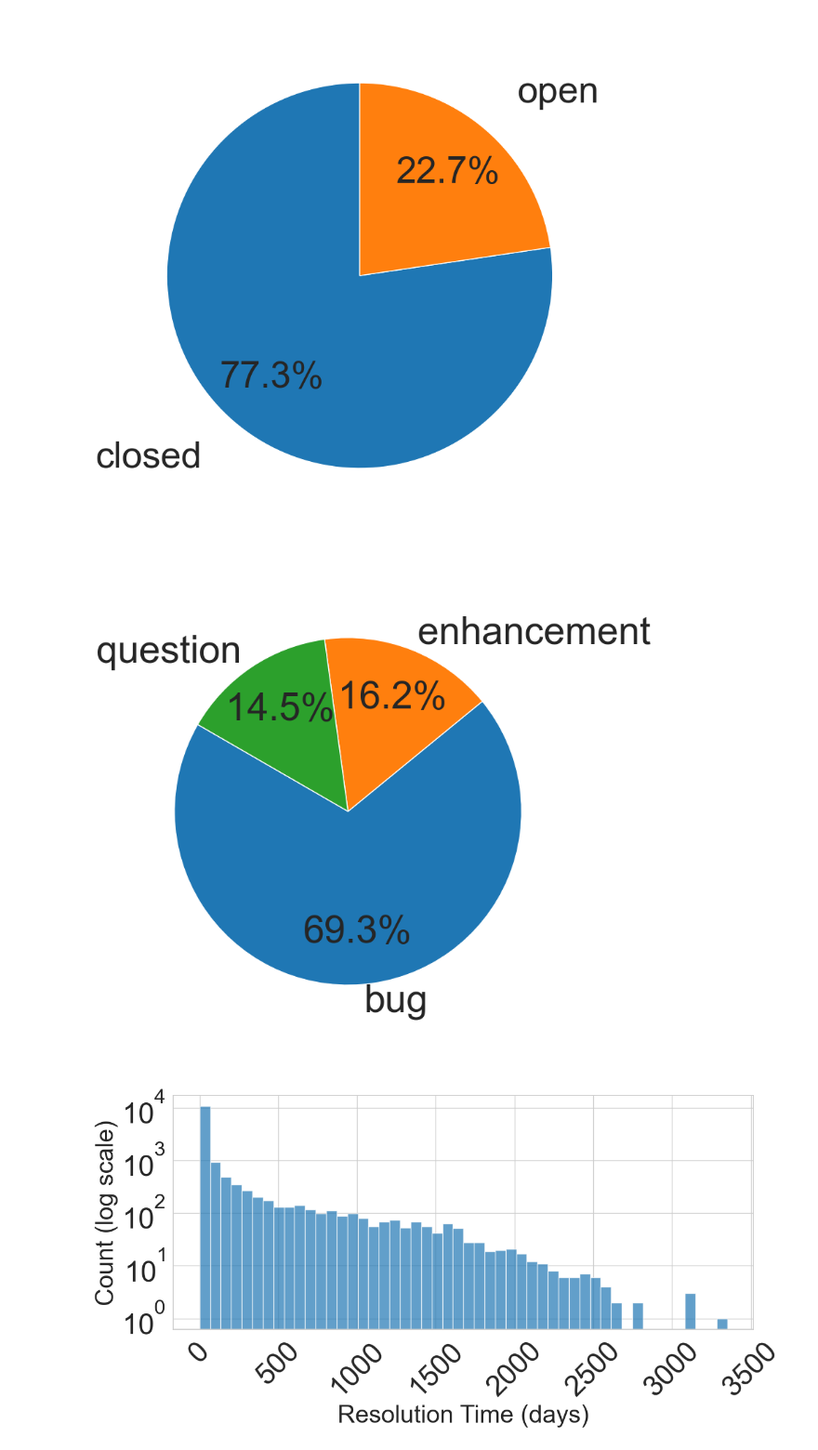
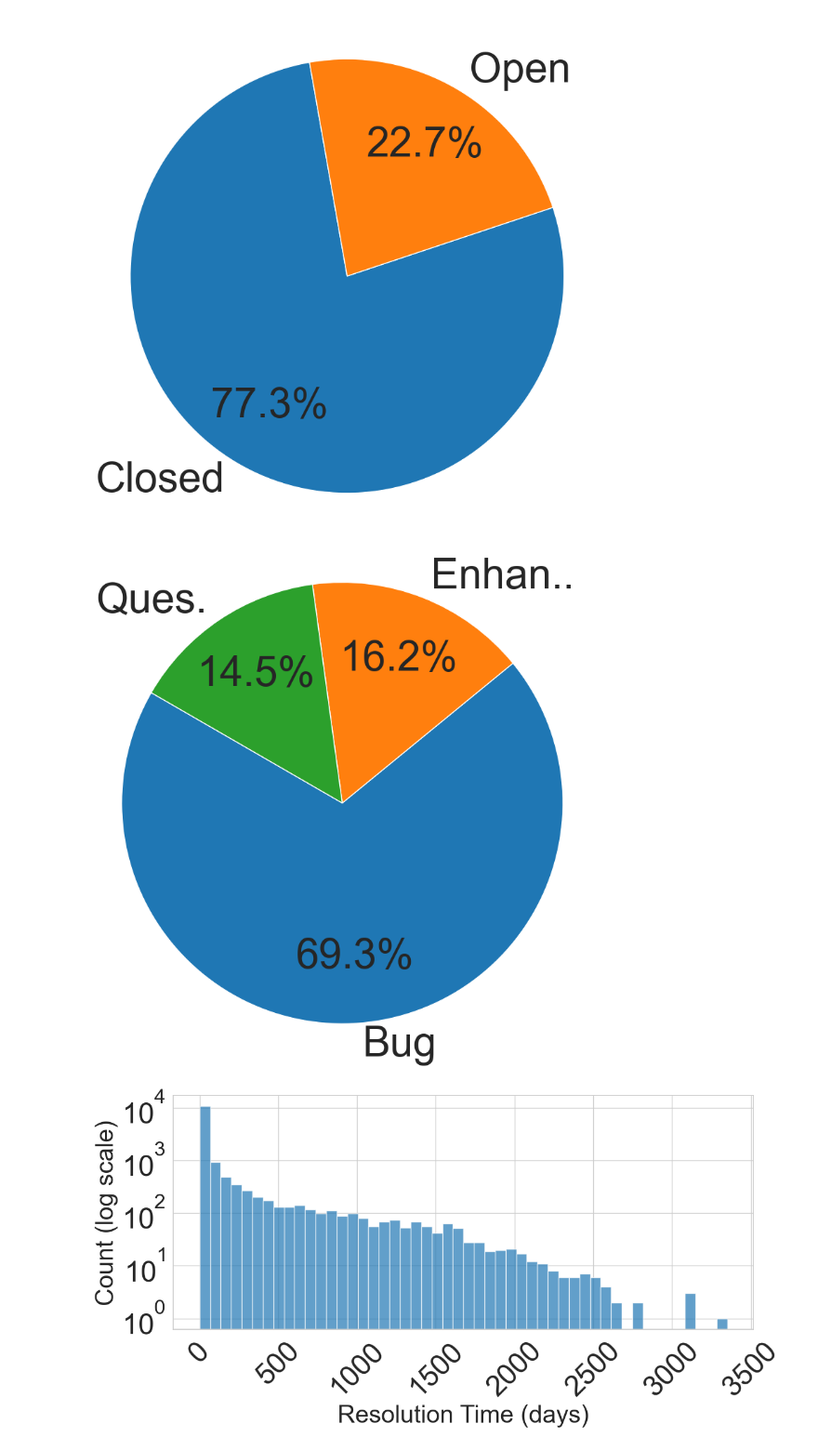
Before and after one commit to AnnabellaM/MSR-Static-Analysis-Artifacts, a Jupyter notebook: analysis/common_properties/common_properties_figures.ipynb, the cells around one changed output. Shown: that part at 93% size. Drawn from its saved outputs; the diff is of its cells as text; code cells hidden in the pictures.

Commit message:
add results

```diff
--- a/analysis/common_properties/common_properties_figures.ipynb
+++ b/analysis/common_properties/common_properties_figures.ipynb
@@ -18,44 +18,44 @@ plt.figure(figsize=(8, 8))
 
 patches, texts, autotexts = plt.pie(
         status_counts,
-        labels=status_counts.index,
+        labels=['Closed', 'Open'],
         pctdistance=0.7,
-        labeldistance=1.25,
+        labeldistance=1.1,
         autopct='%1.1f%%',
         colors=['#1f77b4', '#ff7f0e'],
-        startangle=90,
-        textprops={'fontsize': 40}
+        startangle=100,
+        textprops={'fontsize': 45}
 )
 
 plt.axis('equal')  # Equal aspect ratio ensures that pie is drawn as a circle.
 # increase font size
 plt.tight_layout()
-plt.savefig('../../results/figures/common_properties/all_repos/state.pdf', format='pdf', dpi=300)
+plt.savefig('../../results/figures/common_properties/state.pdf', format='pdf', dpi=300)
 plt.show()
 # %% [output]
-[figure, old version]
+[figure, new version]
 # %%
 # issue categories distribution
 category_counts = issues['prop:category'].value_counts()
 plt.figure(figsize=(8, 8))
 
 patches, texts, autotexts = plt.pie(
         category_counts,
-        labels=category_counts.index,
+        labels=['Bug', 'Enhan..', 'Ques.'],
         autopct='%1.1f%%',
         colors=['#1f77b4', '#ff7f0e', '#2ca02c'],
         startangle=150,
-        textprops={'fontsize': 40},
+        textprops={'fontsize': 45},
         pctdistance=0.7,
         labeldistance=1.1
 )
 
 plt.axis('equal')
 plt.tight_layout()
-plt.savefig('../../results/figures/common_properties/all_repos/category.pdf', format='pdf', dpi=300)
+plt.savefig('../../results/figures/common_properties/category.pdf', format='pdf', dpi=300)
 plt.show()
 # %% [output]
-[figure, old version]
+[figure, new version]
 # %%
 # Resolution Time
 resolution_times = issues[issues['prop:state'] == 'closed']['prop:resolution']
```
Also changed, not shown: parts of 5 cells of this notebook, 22 other files.
